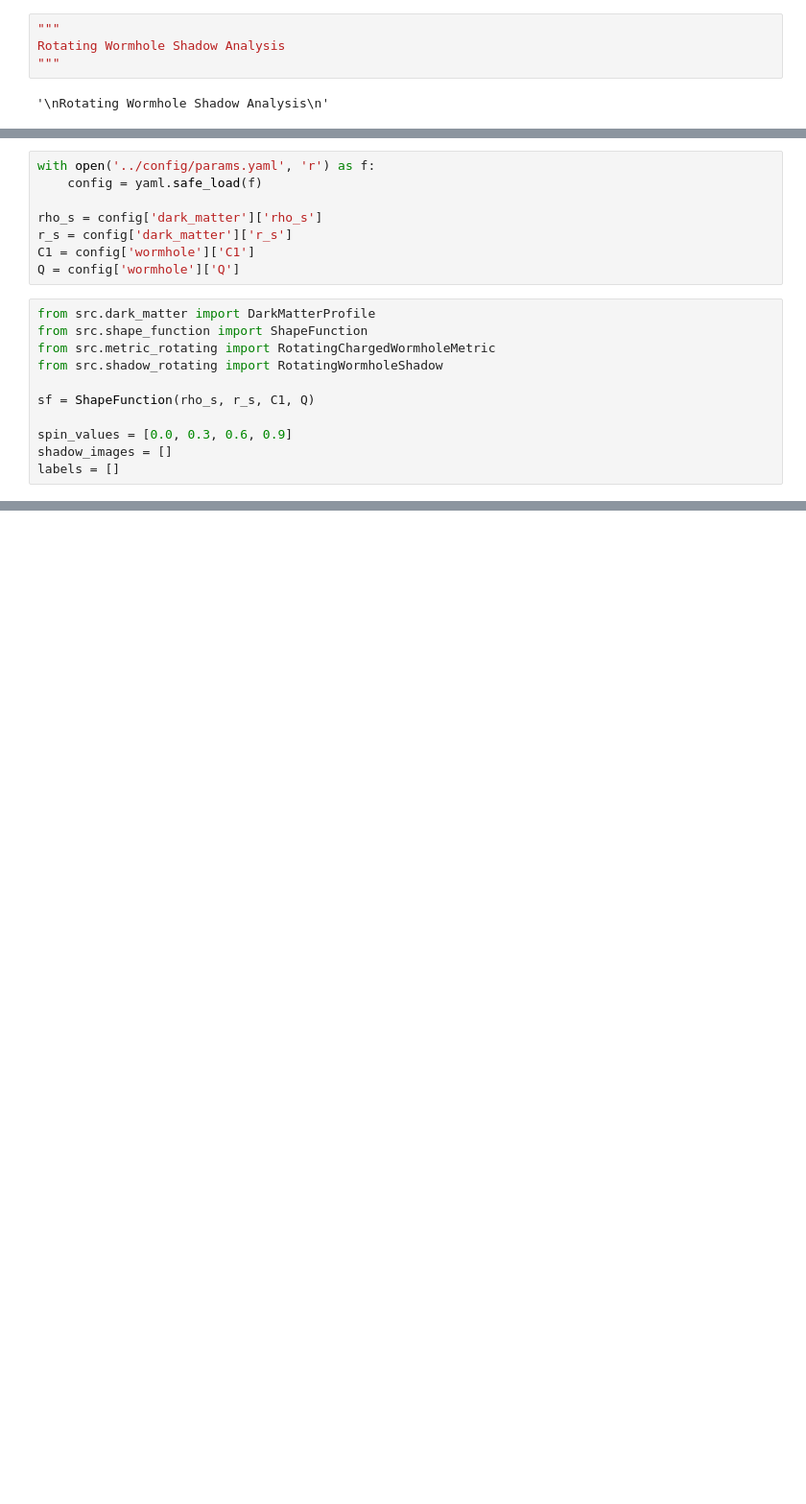
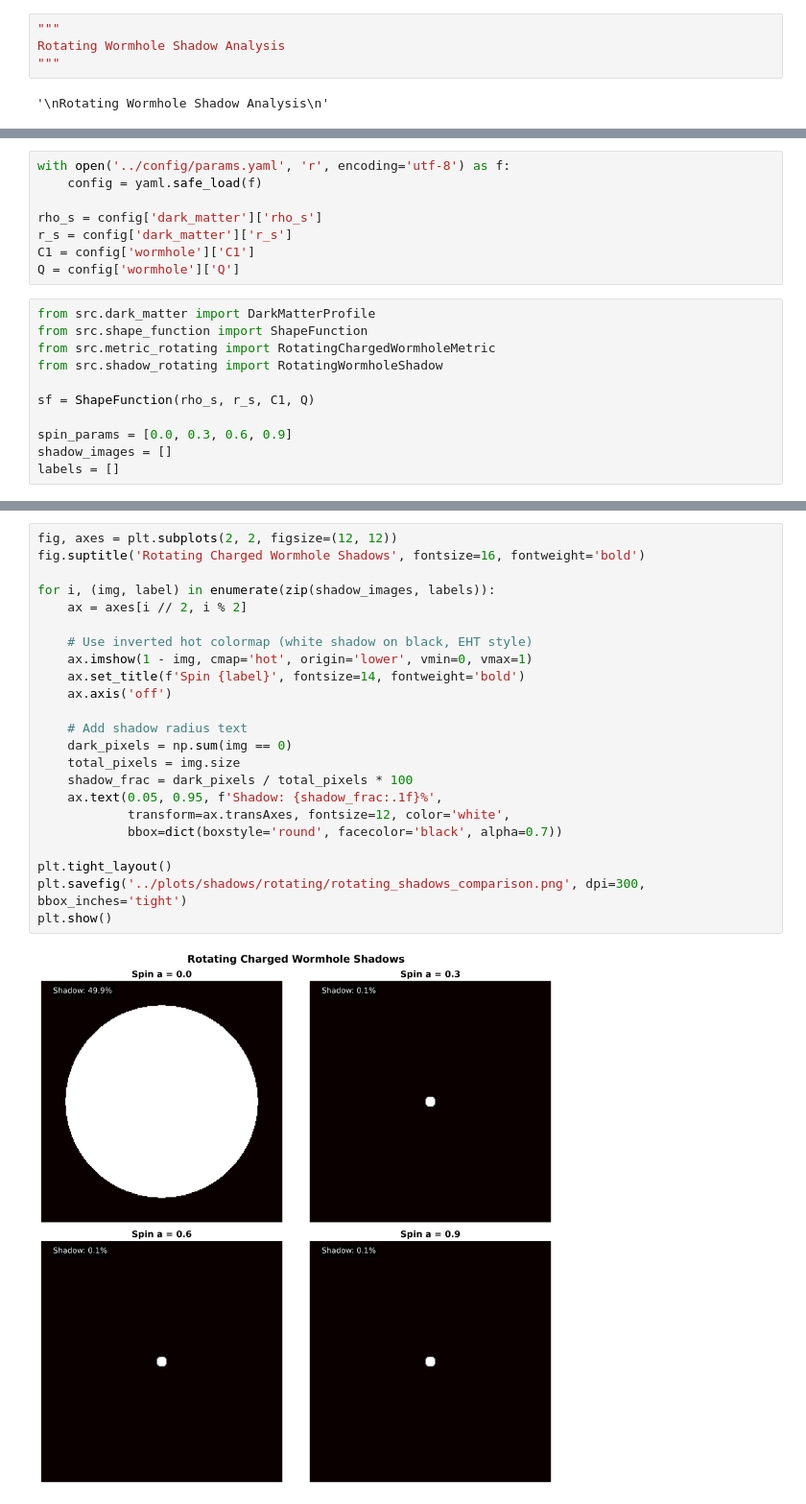
Before and after one commit to Soyebsoyeb/charged-galactic-wormhole-shadow-analysis, a Jupyter notebook: notebooks/05_rotating_shadow.ipynb, the cells around one changed output, grey strips where cells are left out. Shown at 96% size. Drawn from its saved outputs; the diff is of its cells as text; blank space fills up the shorter version.

```diff
--- a/notebooks/05_rotating_shadow.ipynb
+++ b/notebooks/05_rotating_shadow.ipynb
@@ -14,5 +14,5 @@ ModuleNotFoundError: No module named 'numpy'
 # %%
-with open('../config/params.yaml', 'r') as f:
+with open('../config/params.yaml', 'r', encoding='utf-8') as f:
     config = yaml.safe_load(f)
 
 rho_s = config['dark_matter']['rho_s']
@@ -27,7 +27,7 @@ from src.shadow_rotating import RotatingWormholeShadow
 
 sf = ShapeFunction(rho_s, r_s, C1, Q)
 
-spin_values = [0.0, 0.3, 0.6, 0.9]
+spin_params = [0.0, 0.3, 0.6, 0.9]
 shadow_images = []
 labels = []
 # %%
@@ -50,0 +60,25 @@ plt.show()
+# %%
+fig, axes = plt.subplots(2, 2, figsize=(12, 12))
+fig.suptitle('Rotating Charged Wormhole Shadows', fontsize=16, fontweight='bold')
+
+for i, (img, label) in enumerate(zip(shadow_images, labels)):
+    ax = axes[i // 2, i % 2]
+
+    # Use inverted hot colormap (white shadow on black, EHT style)
+    ax.imshow(1 - img, cmap='hot', origin='lower', vmin=0, vmax=1)
+    ax.set_title(f'Spin {label}', fontsize=14, fontweight='bold')
+    ax.axis('off')
+
+    # Add shadow radius text
+    dark_pixels = np.sum(img == 0)
+    total_pixels = img.size
+    shadow_frac = dark_pixels / total_pixels * 100
+    ax.text(0.05, 0.95, f'Shadow: {shadow_frac:.1f}%',
+            transform=ax.transAxes, fontsize=12, color='white',
+            bbox=dict(boxstyle='round', facecolor='black', alpha=0.7))
+
+plt.tight_layout()
+plt.savefig('../plots/shadows/rotating/rotating_shadows_comparison.png', dpi=300, bbox_inches='tight')
+plt.show()
+# %% [output]
+[figure, added]
```
Also changed, not shown: parts of 6 cells of this notebook, 7 other files.
